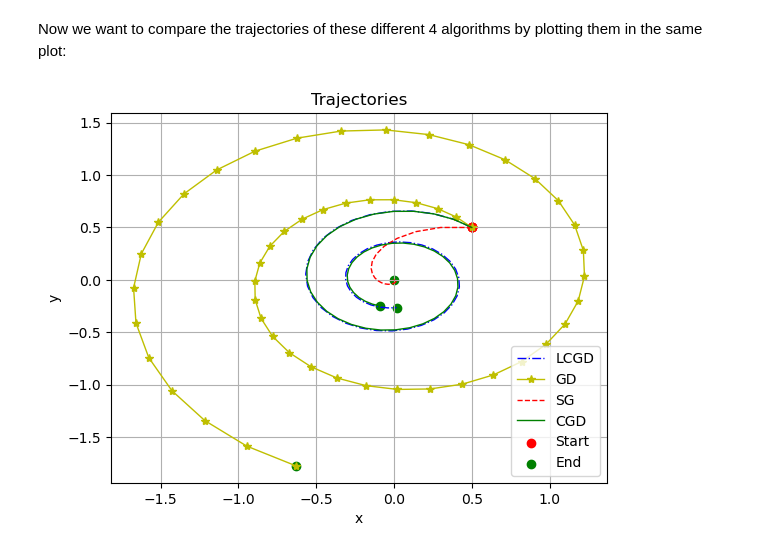
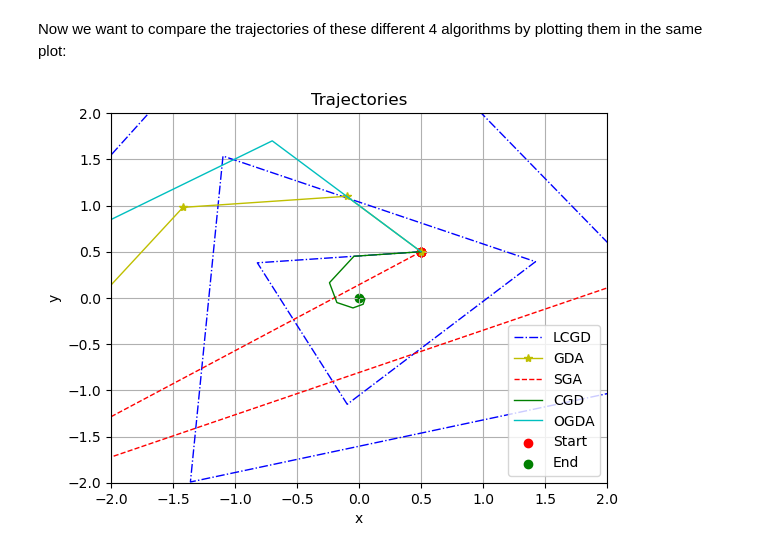
Before and after one commit to gabrieledangeli/OptML_miniproject_FGY, a Jupyter notebook: main.ipynb, the cells around one changed output. Drawn from its saved outputs; the diff is of its cells as text; code cells hidden in the pictures.

Commit message:
Updated Section 1 with final plots

```diff
--- a/main.ipynb
+++ b/main.ipynb
@@ -14,7 +14,7 @@ from optimizers.optimizers_conv_conc import *
 from optimizers.optimizers_conc_conv import *
 from plot import *
 # %%
-alpha = 1
+alpha = 6
 # %% [markdown]
 #### 1) Gradient Descent
 # %%
@@ -22,5 +22,5 @@ initial_x = 0.5
 initial_y = 0.5
 max_iters = 50
 eta = 0.2
-objectives_GD, xs_GD, ys_GD = GD_alphaxy(initial_x, initial_y, alpha, max_iters, eta)
+objectives_GDA, xs_GDA, ys_GDA = GDA_alphaxy(initial_x, initial_y, alpha, max_iters, eta)
 # %% [output]
@@ -113,6 +113,6 @@ initial_y = 0.5
 max_iters = 50
 gamma = 1
 eta = 0.2
-objectives_SG, xs_SG, ys_SG = SGA_alphaxy(initial_x, initial_y, alpha, max_iters, eta, gamma)
+objectives_SGA, xs_SGA, ys_SGA = SGA_alphaxy(initial_x, initial_y, alpha, max_iters, eta, gamma)
 # %% [output]
 Symplectic Gradient Adjustment (SGA) (0/49): objective=0.25
@@ -200,0 +197,5 @@ plt.show()
+# %%
+initial_x = 0.5
+initial_y = 0.5
+max_iters = 50
+objectives_OGDA, xs_OGDA, ys_OGDA = OGDA_alphaxy(initial_x, initial_y, alpha, max_iters, eta)
@@ -205,25 +240,28 @@ Now we want to compare the trajectories of these different 4 algorithms by plott
 # %%
 plt.figure()
 plt.grid()
 plt.plot(xs_LCGD, ys_LCGD, 'b-.', linewidth=1, label="LCGD")
-plt.plot(xs_GD, ys_GD, 'y-*', linewidth=1, label="GD")
-plt.plot(xs_SG, ys_SG, 'r--', linewidth=1, label="SG")
+plt.plot(xs_GDA, ys_GDA, 'y-*', linewidth=1, label="GDA")
+plt.plot(xs_SGA, ys_SGA, 'r--', linewidth=1, label="SGA")
 plt.plot(xs_CGD, ys_CGD, 'g-', linewidth=1, label="CGD")
+plt.plot(xs_OGDA, ys_OGDA, 'c-', linewidth=1, label="OGDA")
+plt.xlim([-2,2])
+plt.ylim([-2,2])
 plt.ylabel("y")
 plt.xlabel("x")
 plt.title("Trajectories")
 plt.legend()
 
 # Add markers for the starting and end points
-starts_x = [xs_LCGD[0], xs_GD[0], xs_CGD[0], xs_SG[0]]
-starts_y = [ys_LCGD[0], ys_GD[0], ys_CGD[0], ys_SG[0]]
-ends_x = [xs_LCGD[-1], xs_GD[-1], xs_CGD[-1], xs_SG[-1]]
-ends_y = [ys_LCGD[-1], ys_GD[-1], ys_CGD[-1], ys_SG[-1]]
+starts_x = [xs_LCGD[0], xs_GDA[0], xs_CGD[0], xs_SGA[0], xs_OGDA[0]]
+starts_y = [ys_LCGD[0], ys_GDA[0], ys_CGD[0], ys_SGA[0], ys_OGDA[0]]
+ends_x = [xs_LCGD[-1], xs_GDA[-1], xs_CGD[-1], xs_SGA[-1], xs_OGDA[-1]]
+ends_y = [ys_LCGD[-1], ys_GDA[-1], ys_CGD[-1], ys_SGA[-1], ys_OGDA[-1]]
 
 plt.scatter(starts_x, starts_y, c='r', marker='o', label='Start')
 plt.scatter(ends_x, ends_y, c='g', marker='o', label='End')
 plt.legend()
 
 plt.show()
 # %% [output]
-[figure, old version]
+[figure, new version]
```
Also changed, not shown: parts of 12 cells of this notebook, 1 other file.
